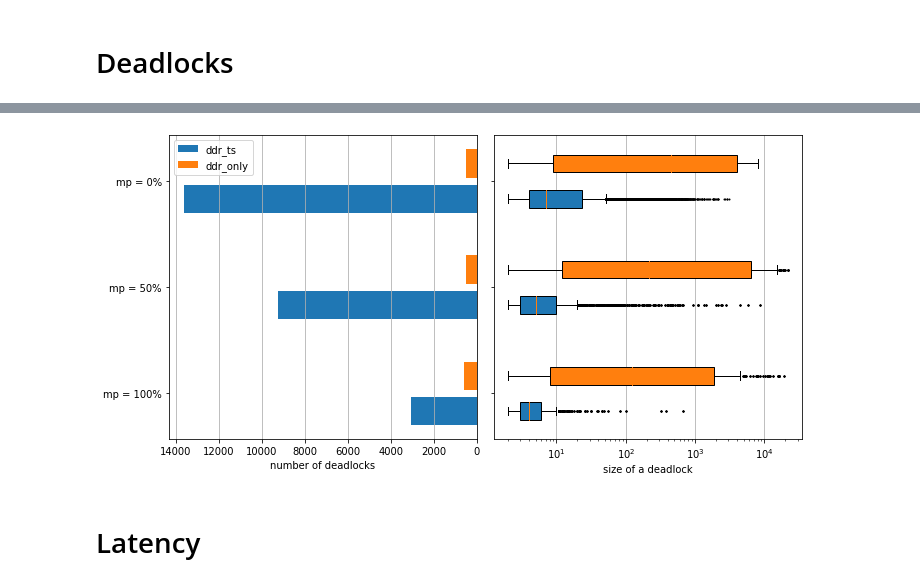
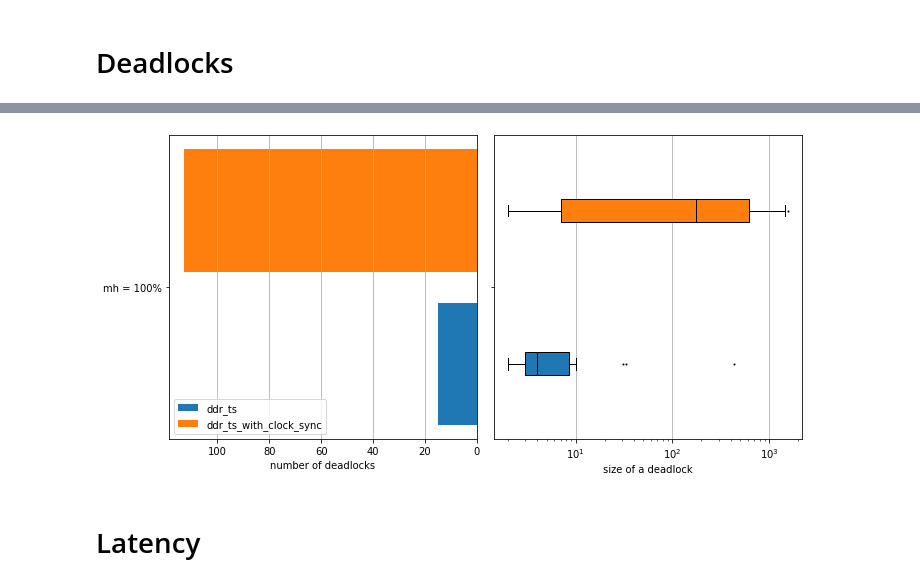
Before and after one commit to umd-dslam/DetockAnalysis, a Jupyter notebook: Microbenchmark.ipynb, the cells around one changed output, grey strips where cells are left out. Cells and saved outputs as stored; diff of their text form; code cells hidden in the pictures.

```diff
--- a/Microbenchmark.ipynb
+++ b/Microbenchmark.ipynb
@@ -110,7 +118,7 @@ Saved to: main/ycsb/throughput.parquet
 ### Add new rows
 # %%
 new_rows = compute_all_throughputs(
-    index_sdf.where(col("config_name") == "ddr_only_no_ddr.conf")
+    thrp_index_sdf.where(col("config_name") == "ddr_only_no_ddr.conf")
 )
 
 throughput_df = pd.concat([throughput_df, new_rows])
@@ -160,14 +172,22 @@ plt.tight_layout()
 # Deadlocks
 # %%
 mask = (
-    (index_df["wl:hot"] == 100) &
-    (index_df["wl:mh"] == 100) &
+    (thrp_index_df["wl:hot"] == 100) &
+    (thrp_index_df["wl:mp"] == 50) &
     (
-        (index_df["config_name"] == "ddr_ts.conf") |
-        (index_df["config_name"] == "ddr_only.conf")
+        (thrp_index_df["config_name"] == "ddr_ts.conf") |
+        (thrp_index_df["config_name"] == "ddr_only.conf")
     )
 )
-deadlocks_index_df = index_df[mask]
+mask = (
+    (thrp_index_df["wl:hot"] == 100) &
+    (thrp_index_df["wl:mp"] == 0) &
+    (
+        (thrp_index_df["config_name"] == "ddr_ts_with_clock_sync.conf") |
+        (thrp_index_df["config_name"] == "ddr_ts.conf")
+    )
+)
+deadlocks_index_df = thrp_index_df[mask]
 deadlocks_index_df
 # %% [output]
 |  | prefix | version | config_name | duration | txns | clients | rate | sample | wl:name | wl:mh | ... |
@@ -181,54 +197,69 @@ deadlocks_index_df
 # %%
-mp_pcts = index_df["wl:mp"].unique()
+mh_pcts = [25, 50, 75, 100]
+mh_pcts = [100]
 
 configs = ["ddr_ts.conf", "ddr_only.conf"]
+configs = ["ddr_ts.conf", "ddr_ts_with_clock_sync.conf"]
 
 data = []
 for config in configs:
-    data_config = []
-    for mp in mp_pcts:
-        mask = (deadlocks_index_df["config_name"] == config) & (deadlocks_index_df["wl:mp"] == mp)
+    deadlocks = []
+    num_txns = []
+    for mh in mh_pcts:
+        mask = (deadlocks_index_df["config_name"] == config) & (deadlocks_index_df["wl:mh"] == mh)
         prefix = deadlocks_index_df.loc[mask, "prefix"].iloc[0]
+
         deadlocks_df = deadlocks_csv(spark, prefix).where(col("replica") == 0).toPandas()
-        data_config.append(deadlocks_df["vertices"])
-    data.append(data_config)
+
+        deadlocks.append(deadlocks_df["vertices"])
+        num_txns.append(committed(spark, prefix))
+
+    data.append((deadlocks, num_txns))
 
 _, axes = plt.subplots(1, 2, sharey=True, figsize=(10, 5))
 for i, c in enumerate(configs):
-    data_config = data[i]
-    data_cnt = list(map(len, data_config))
+    deadlocks, num_txns = data[i]
+    data_cnt = list(map(lambda d : d[0].count(), zip(deadlocks, num_txns)))
     pos = [j * (len(configs) + 1) + i for j in range(len(data_cnt))]
     l = axes[0].barh(pos, data_cnt, label=c.replace('.conf', ''))
     axes[0].legend()
     color = l.get_children()[-1].get_facecolor()
 
-    box = axes[1].boxplot(data_config, vert=False, flierprops={ 'markersize': 1 }, positions=pos, manage_ticks=False, patch_artist=True)
+    box = axes[1].boxplot(
+        deadlocks,
+        vert=False,
+        flierprops={ 'markersize': 1 },
+        medianprops={ 'color': 'black' },
+        positions=pos,
+        manage_ticks=False,
+        patch_artist=True
+    )
     for b in box['boxes']:
         b.set_facecolor(color)
-#         b.set_hatch('/')
+        #b.set_hatch('/')
 
 ticks = []
 ticklabels = []
-for i, mp in enumerate(mp_pcts):
+for i, mh in enumerate(mh_pcts):
     start = i * (len(configs) + 1)
     end = start + len(configs)
     ticks.append((start + end - 1) / 2)
-    ticklabels.append(f'mp = {mp}%')
+    ticklabels.append(f'mh = {mh}%')
 
 axes[0].set_xlabel('number of deadlocks')
 # axes[0].tick_params(axis='y', width=0, labelleft=False)
 axes[0].set_yticks(ticks)
 axes[0].set_yticklabels(ticklabels)
 axes[0].invert_xaxis()
 # axes[0].set_xscale("log")
 axes[0].grid(axis='x')
 
 axes[1].set_xlabel('size of a deadlock')
 # axes[1].tick_params(axis='y', width=0, labelleft=True)
 axes[1].set_xscale("log")
 axes[1].grid(axis='x')
 plt.tight_layout()
 # %% [output]
-[figure, old version]
+[figure, new version]
 # %% [markdown]
 # Latency
```
Also changed, not shown: parts of 22 cells of this notebook, 4 other files.
